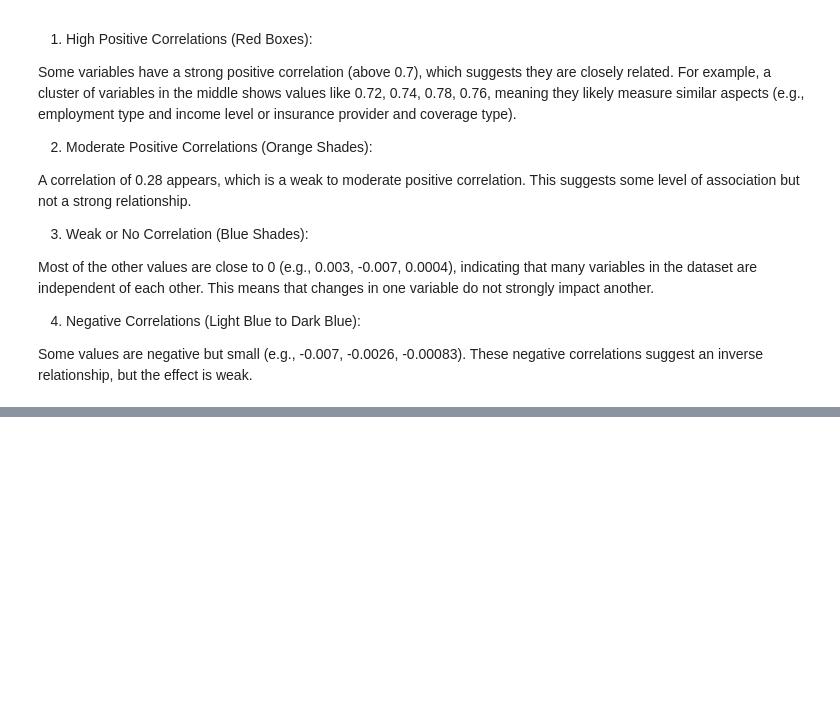
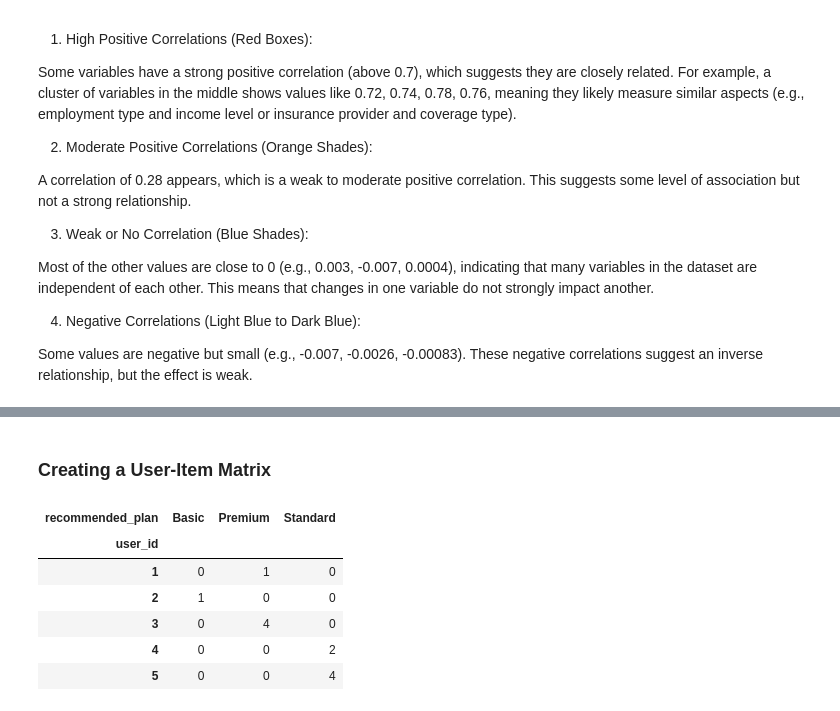
Before and after one commit to ruth-kitasi/Health-Insurance-Recommender-System, a Jupyter notebook: Notebooks/Agatha.ipynb, the cells around one changed output, grey strips where cells are left out. Drawn from its saved outputs; the diff is of its cells as text; code cells hidden in the pictures; blank space fills up the shorter version.

```diff
--- a/Notebooks/Agatha.ipynb
+++ b/Notebooks/Agatha.ipynb
@@ -412,0 +488,17 @@ These negative correlations suggest an inverse relationship, but the effect is w
+# %% [markdown]
+### Creating a User-Item Matrix
+# %%
+
+# Create user-item matrix
+user_item_matrix = df.pivot_table(index="user_id", columns="recommended_plan", values="user_satisfaction_rating", fill_value=0)
+
+# Display the first few rows
+user_item_matrix.head()
+# %% [output]
+| recommended_plan | Basic | Premium | Standard |
+| user_id |  |  |  |
+| 1 | 0 | 1 | 0 |
+| 2 | 1 | 0 | 0 |
+| 3 | 0 | 4 | 0 |
+| 4 | 0 | 0 | 2 |
+| 5 | 0 | 0 | 4 |
```
Also changed, not shown: parts of 46 cells of this notebook.
